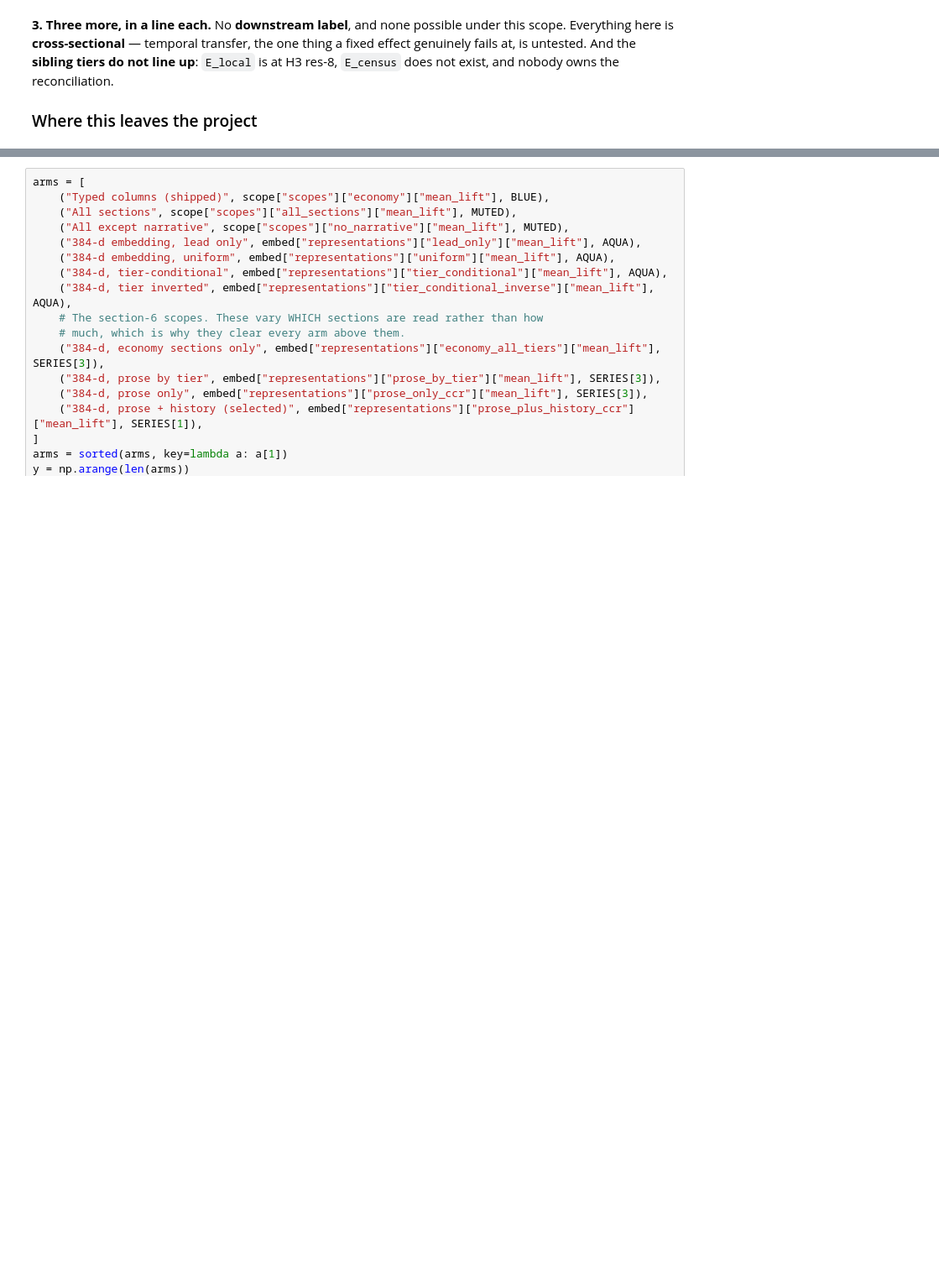
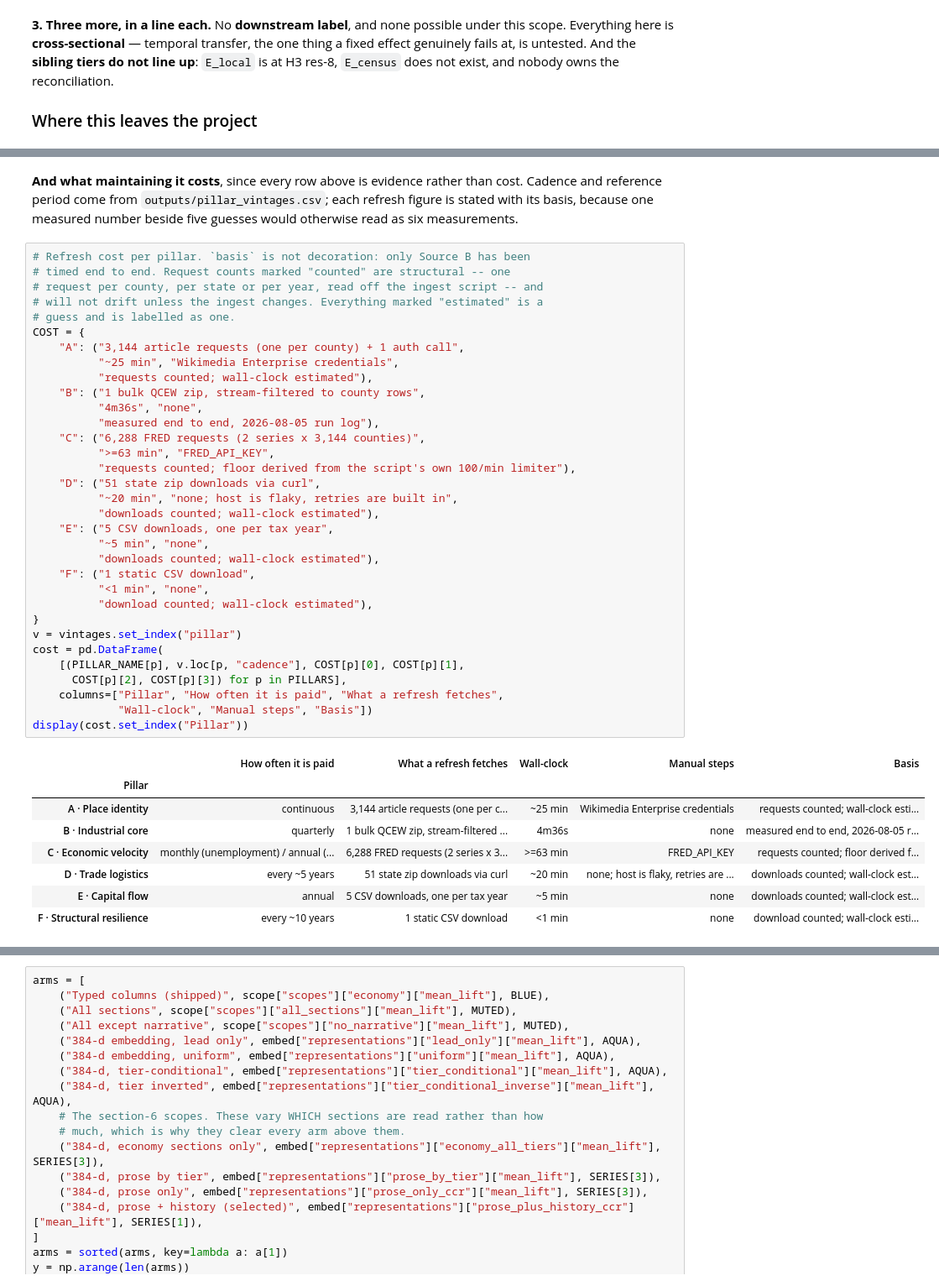
Before and after one commit to Max-Garcia-06/macro_embeddings, a Jupyter notebook: analysis-output/E_macro_pillar_worth_2026-08-13.ipynb, the cells around one changed output, grey strips where cells are left out. Shown at 84% size. Cells and saved outputs as stored; diff of their text form; blank space fills up the shorter version.

```diff
--- a/analysis-output/E_macro_pillar_worth_2026-08-13.ipynb
+++ b/analysis-output/E_macro_pillar_worth_2026-08-13.ipynb
@@ -1180,0 +1201,47 @@ benchmark are complete and stand on their own.
+# %% [markdown]
+**And what maintaining it costs**, since every row above is evidence rather than
+cost. Cadence and reference period come from `outputs/pillar_vintages.csv`; each
+refresh figure is stated with its basis, because one measured number beside five
+guesses would otherwise read as six measurements.
+# %%
+# Refresh cost per pillar. `basis` is not decoration: only Source B has been
+# timed end to end. Request counts marked "counted" are structural -- one
+# request per county, per state or per year, read off the ingest script -- and
+# will not drift unless the ingest changes. Everything marked "estimated" is a
+# guess and is labelled as one.
+COST = {
+    "A": ("3,144 article requests (one per county) + 1 auth call",
+          "~25 min", "Wikimedia Enterprise credentials",
+          "requests counted; wall-clock estimated"),
+    "B": ("1 bulk QCEW zip, stream-filtered to county rows",
+          "4m36s", "none",
+          "measured end to end, 2026-08-05 run log"),
+    "C": ("6,288 FRED requests (2 series x 3,144 counties)",
+          ">=63 min", "FRED_API_KEY",
+          "requests counted; floor derived from the script's own 100/min limiter"),
+    "D": ("51 state zip downloads via curl",
+          "~20 min", "none; host is flaky, retries are built in",
+          "downloads counted; wall-clock estimated"),
+    "E": ("5 CSV downloads, one per tax year",
+          "~5 min", "none",
+          "downloads counted; wall-clock estimated"),
+    "F": ("1 static CSV download",
+          "<1 min", "none",
+          "download counted; wall-clock estimated"),
+}
+v = vintages.set_index("pillar")
+cost = pd.DataFrame(
+    [(PILLAR_NAME[p], v.loc[p, "cadence"], COST[p][0], COST[p][1],
+      COST[p][2], COST[p][3]) for p in PILLARS],
+    columns=["Pillar", "How often it is paid", "What a refresh fetches",
+             "Wall-clock", "Manual steps", "Basis"])
+display(cost.set_index("Pillar"))
+# %% [output]
+|  | How often it is paid | What a refresh fetches | Wall-clock | Manual steps | Basis |
+| Pillar |  |  |  |  |  |
+| A · Place identity | continuous | 3,144 article requests (one per c... | ~25 min | Wikimedia Enterprise credentials | requests counted; wall-clock esti... |
+| B · Industrial core | quarterly | 1 bulk QCEW zip, stream-filtered ... | 4m36s | none | measured end to end, 2026-08-05 r... |
+| C · Economic velocity | monthly (unemployment) / annual (... | 6,288 FRED requests (2 series x 3... | >=63 min | FRED_API_KEY | requests counted; floor derived f... |
+| D · Trade logistics | every ~5 years | 51 state zip downloads via curl | ~20 min | none; host is flaky, retries are ... | downloads counted; wall-clock est... |
+| E · Capital flow | annual | 5 CSV downloads, one per tax year | ~5 min | none | downloads counted; wall-clock est... |
+| F · Structural resilience | every ~10 years | 1 static CSV download | <1 min | none | download counted; wall-clock esti... |
```
Also changed, not shown: parts of 35 cells of this notebook, 3 other files.
